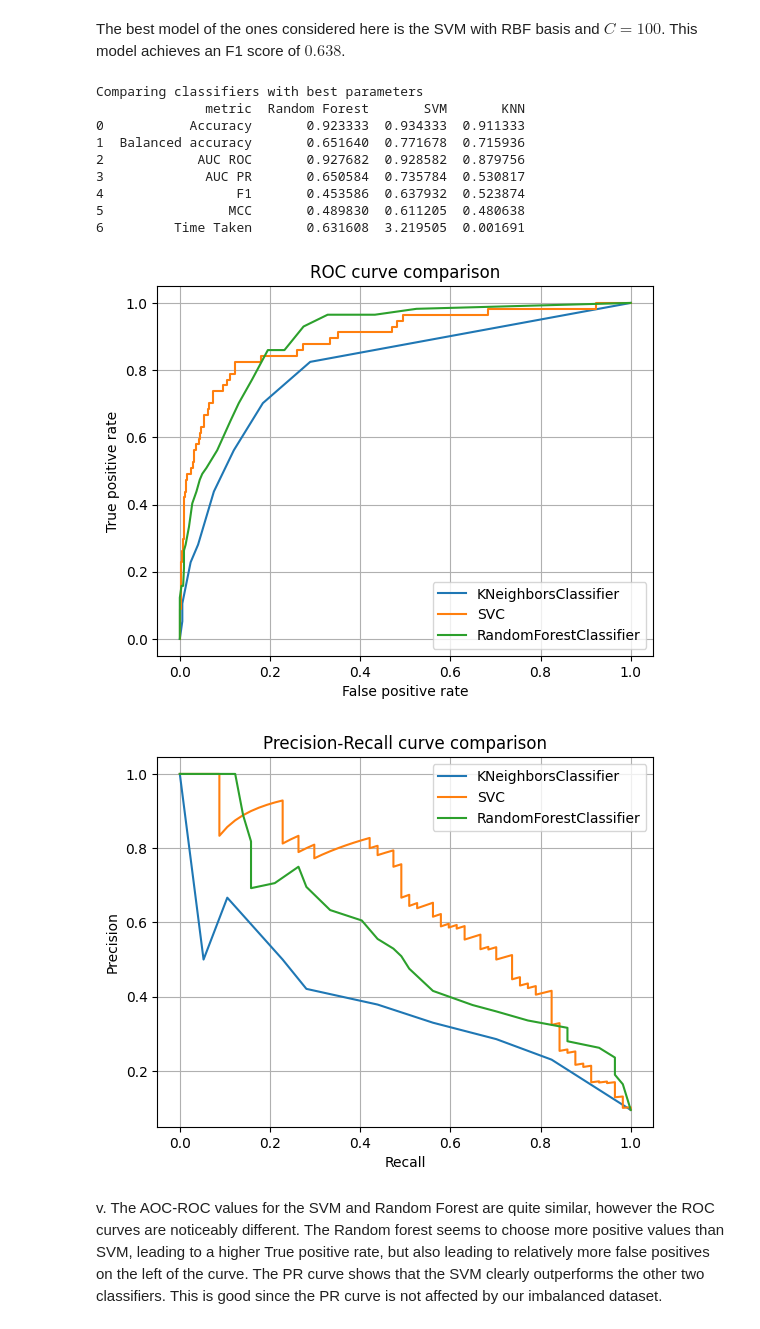
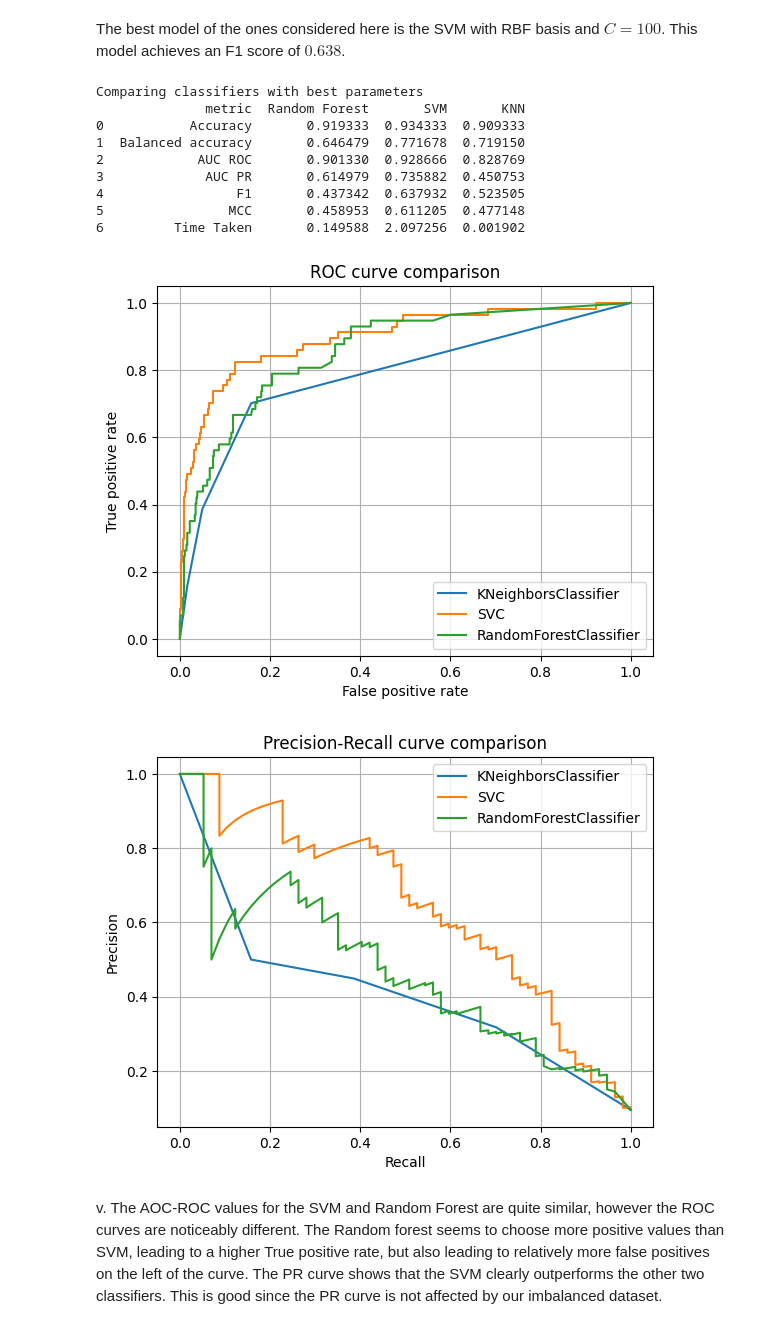
Before and after one commit to brendanbennett/CS909, a Jupyter notebook: 2024/A1/assignment1.ipynb, the cells around one changed output. Drawn from its saved outputs; the diff is of its cells as text; code cells hidden in the pictures.

```diff
--- a/2024/A1/assignment1.ipynb
+++ b/2024/A1/assignment1.ipynb
@@ -411,31 +419,42 @@ We will look at using SVMs with linear, polynomial and RBF kernels, and Random f
 from sklearn.model_selection import GridSearchCV
 
 Xtrain_preprocessed = StandardScaler().fit_transform(Xtrain)
+
+
+def perform_grid_search(
+    Xtrain, Ytrain, classifier, param_grid, title, silent=False, verbose=1
+):
+    grid_search = GridSearchCV(
+        estimator=classifier,
+        param_grid=param_grid,
+        cv=3,
+        n_jobs=-1,
+        verbose=verbose,
+        scoring="f1",
+    )
+    grid_search.fit(Xtrain, Ytrain)
+    best_params = grid_search.best_params_
+    if not silent:
+        print(f"{title} - Best parameters")
+        print(best_params)
+    return best_params
+
 
 random_forest_grid = {
     "max_depth": [10, 40, 80, None],
     "n_estimators": [10, 40, 80, 160],
 }
 rf = RandomForestClassifier(random_state=42)
-rf_grid_search = GridSearchCV(
-    estimator=rf, param_grid=random_forest_grid, cv=3, n_jobs=-1, verbose=1, scoring="f1"
+best_rf_params = perform_grid_search(
+    Xtrain, Ytrain, rf, random_forest_grid, "Random Forest"
 )
-rf_grid_search.fit(Xtrain_preprocessed, Ytrain)
-best_rf_params = rf_grid_search.best_params_
-print(best_rf_params)
 
 svm_grid = {"C": [1, 10, 100, 1000], "kernel": ["rbf", "linear", "poly"]}
 svm = SVC(random_state=42)
-svm_grid_search = GridSearchCV(estimator=svm, param_grid=svm_grid, cv=3, n_jobs=-1, verbose=1, scoring="f1")
-svm_grid_search.fit(Xtrain_preprocessed, Ytrain)
-best_svm_params = svm_grid_search.best_params_
-print(best_svm_params)
+best_svm_params = perform_grid_search(Xtrain, Ytrain, svm, svm_grid, "SVM")
 
 knn_grid = {"n_neighbors": [3, 5, 7, 9, 11, 13]}
 knn = KNeighborsClassifier()
-knn_grid_search = GridSearchCV(estimator=knn, param_grid=knn_grid, cv=3, n_jobs=-1, verbose=1, scoring="f1")
-knn_grid_search.fit(Xtrain_preprocessed, Ytrain)
-best_knn_params = knn_grid_search.best_params_
-print(best_knn_params)
+best_knn_params = perform_grid_search(Xtrain, Ytrain, knn, knn_grid, "KNN")
 # %% [output]
 Fitting 3 folds for each of 16 candidates, totalling 48 fits
@@ -490,7 +512,9 @@ Support Vector Machine cross-validation - Validation set statistics
 # %% [markdown]
 The best model of the ones considered here is the SVM with RBF basis and $C = 100$. This model achieves an F1 score of $0.638$.
 # %%
-classifier_comparison = pd.DataFrame(columns=["metric", "Random Forest", "SVM", "KNN"])
+classifier_comparison = pd.DataFrame(
+    columns=["metric", "Random Forest", "SVM", "KNN"]
+)
 classifier_comparison["metric"] = knn_stats["metric"]
 classifier_comparison["Random Forest"] = rf_stats["mean"]
 classifier_comparison["SVM"] = svm_stats["mean"]
@@ -500,51 +524,53 @@ print(classifier_comparison)
 # %% [output]
 Comparing classifiers with best parameters
               metric  Random Forest       SVM       KNN
-0           Accuracy       0.923333  0.934333  0.911333
-1  Balanced accuracy       0.651640  0.771678  0.715936
-2            AUC ROC       0.927682  0.928582  0.879756
-3             AUC PR       0.650584  0.735784  0.530817
-4                 F1       0.453586  0.637932  0.523874
-5                MCC       0.489830  0.611205  0.480638
-6         Time Taken       0.631608  3.219505  0.001691
+0           Accuracy       0.919333  0.934333  0.909333
+1  Balanced accuracy       0.646479  0.771678  0.719150
+2            AUC ROC       0.901330  0.928666  0.828769
+3             AUC PR       0.614979  0.735882  0.450753
+4                 F1       0.437342  0.637932  0.523505
+5                MCC       0.458953  0.611205  0.477148
+6         Time Taken       0.149588  2.097256  0.001902
 # %%
 from sklearn.model_selection import train_test_split
 
 # Assuming you have X and Y as your feature and target variables
-Xtrain_cv, Xval_cv, Ytrain_cv, Yval_cv = train_test_split(Xtrain, Ytrain, test_size=0.2, random_state=42)
+Xtrain_cv, Xval_cv, Ytrain_cv, Yval_cv = train_test_split(
+    Xtrain, Ytrain, test_size=0.2, random_state=42
+)
 knn = KNeighborsClassifier(**best_knn_params)
 svm = SVC(**best_svm_params, probability=True)
 rf = RandomForestClassifier(**best_rf_params)
 
 fig, ax = plt.subplots()
 for classifier in [knn, svm, rf]:
     classifier.fit(Xtrain_cv, Ytrain_cv)
 
 for classifier in [knn, svm, rf]:
     z = classifier.predict_proba(Xval_cv)[:, 1]
     fpr, tpr, thresholds = roc_curve(Yval_cv, z)
     ax.plot(fpr, tpr, label=classifier.__class__.__name__)
 ax.set_xlabel("False positive rate")
 ax.set_ylabel("True positive rate")
 ax.set_title("ROC curve comparison")
 ax.legend()
 ax.grid(True)
 plt.show()
 
 fig, ax = plt.subplots()
 for classifier in [knn, svm, rf]:
     z = classifier.predict_proba(Xval_cv)[:, 1]
     precision, recall, thresholds = precision_recall_curve(Yval_cv, z)
     ax.plot(recall, precision, label=classifier.__class__.__name__)
 ax.set_xlabel("Recall")
 ax.set_ylabel("Precision")
 ax.set_title("Precision-Recall curve comparison")
 ax.legend()
 ax.grid(True)
 plt.show()
 # %% [output]
-[figure, old version]
+[figure, new version]
-[figure, old version]
+[figure, new version]
 # %% [markdown]
 v. The AOC-ROC values for the SVM and Random Forest are quite similar, however the ROC curves are noticeably different. The Random forest seems to choose more positive values than SVM, leading to a higher True positive rate, but also leading to relatively more false positives on the left of the curve. The PR curve shows that the SVM clearly outperforms the other two classifiers. This is good since the PR curve is not affected by our imbalanced dataset.
 # %% [markdown]
```
Also changed, not shown: parts of 22 cells of this notebook, 1 other file.
